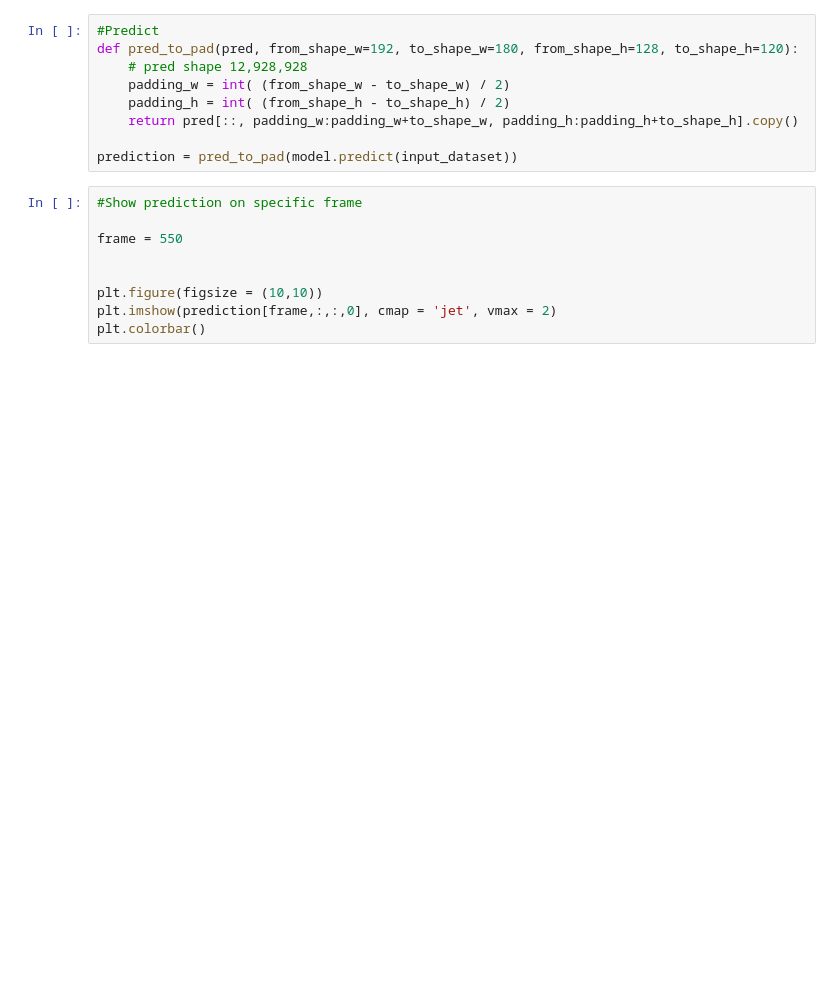
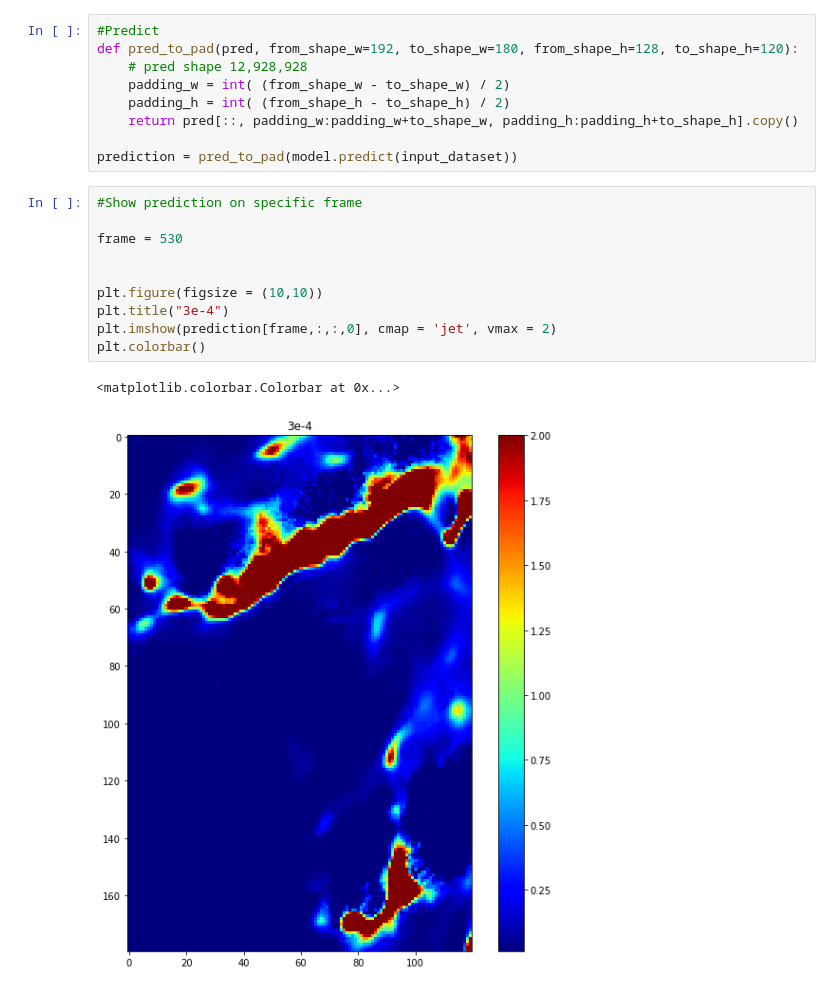
Before and after one commit to ZHANGZ1YUE/Rainfall_Nowcasting_UNet, a Jupyter notebook: prediction.ipynb, the cells around one changed output. Drawn from its saved outputs; the diff is of its cells as text; blank space fills up the shorter version.

Commit message:
Added the section which I can visualize the rainfall intensity

```diff
--- a/prediction.ipynb
+++ b/prediction.ipynb
@@ -28,12 +31,16 @@ prediction = pred_to_pad(model.predict(input_dataset))
 # %%
 #Show prediction on specific frame
 
-frame = 550
+frame = 530
 
 
 plt.figure(figsize = (10,10))
+plt.title("3e-4")
 plt.imshow(prediction[frame,:,:,0], cmap = 'jet', vmax = 2)
 plt.colorbar()
+# %% [output]
+<matplotlib.colorbar.Colorbar at 0x...>
+[figure, added]
 # %%
 depad_output = pred_to_pad(output_dataset)
 
```
Also changed, not shown: parts of 7 cells of this notebook.
